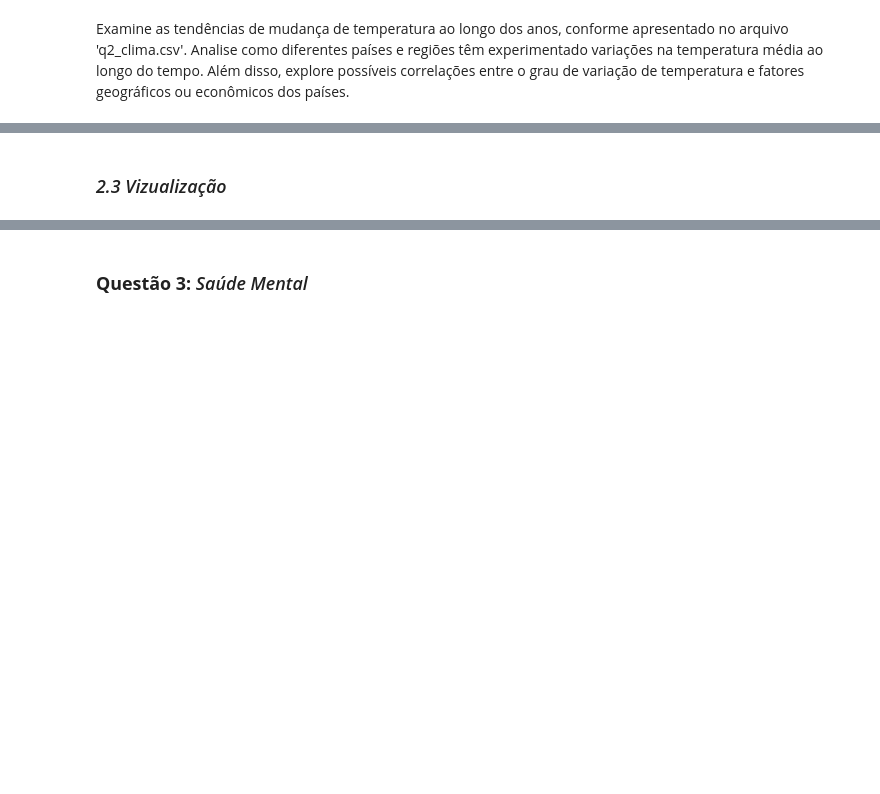
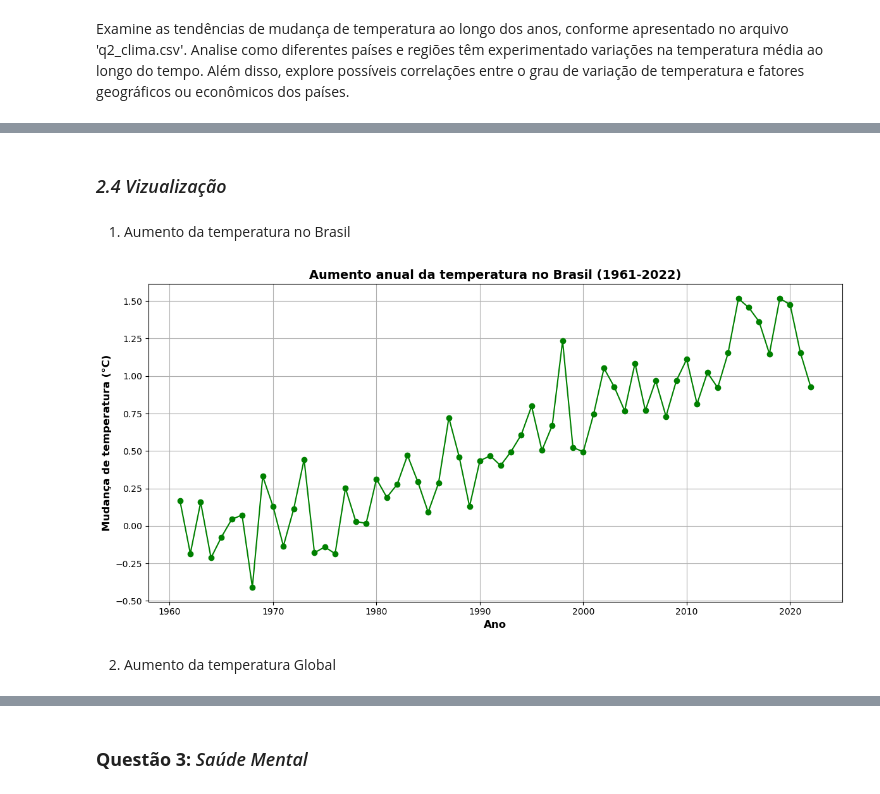
Before and after one commit to talesnobre/Trainees2, a Jupyter notebook: Notebook 2/Aula_EDA Luigi.ipynb, the cells around one changed output, grey strips where cells are left out. Drawn from its saved outputs; the diff is of its cells as text; code cells hidden in the pictures; blank space fills up the shorter version.

```diff
--- a/Notebook 2/Aula_EDA Luigi.ipynb
+++ b/Notebook 2/Aula_EDA Luigi.ipynb
@@ -228,2 +320,2 @@ Examine as tendências de mudança de temperatura ao longo dos anos, conforme ap
 # %% [markdown]
-### *2.3 Vizualização*
+### *2.4 Vizualização*
@@ -231,0 +322,26 @@ Examine as tendências de mudança de temperatura ao longo dos anos, conforme ap
+# %% [markdown]
+1. Aumento da temperatura no Brasil
+# %%
+# Dados de temperatura para o Brasil (deve ter outra forma de fazer isso, mas eu copiei do Drive do csv)
+temperaturas_brasil = [0.167, -0.184, 0.158, -0.213, -0.075, 0.044, 0.073, -0.409, 0.331, 0.13, -0.134, 0.114, 0.443, -0.179, -0.14, -0.185, 0.252, 0.03, 0.017, 0.313, 0.191, 0.277, 0.471, 0.294, 0.092, 0.285, 0.722, 0.461, 0.13, 0.435, 0.468, 0.403, 0.495, 0.608, 0.799, 0.504, 0.671, 1.234, 0.523, 0.495, 0.746, 1.052, 0.927, 0.768, 1.085, 0.77, 0.969, 0.731, 0.969, 1.112, 0.814, 1.023, 0.922, 1.153, 1.516, 1.457, 1.363, 1.148, 1.517, 1.477, 1.154, 0.926]
+
+# Anos correspondentes
+anos = range(1961, 2023)
+
+# Criando o gráfico
+plt.figure(figsize=(12, 6))
+plt.plot(anos, temperaturas_brasil, marker='o', linestyle='-', color='g') # Cor do Brasil :D
+
+# Adicionando título e rótulos dos eixos
+plt.title('Aumento anual da temperatura no Brasil (1961-2022)', fontweight='bold', fontsize=14)
+plt.xlabel('Ano', fontweight='bold', fontsize=12)
+plt.ylabel('Mudança de temperatura (°C)', fontweight='bold', fontsize=12)
+
+# Exibindo o gráfico
+plt.grid(True) # fazer as linhas
+plt.tight_layout()
+plt.show()
+# %% [output]
+[figure, added]
+# %% [markdown]
+2. Aumento da temperatura Global
```
Also changed, not shown: parts of 64 cells of this notebook, 6 other files.
